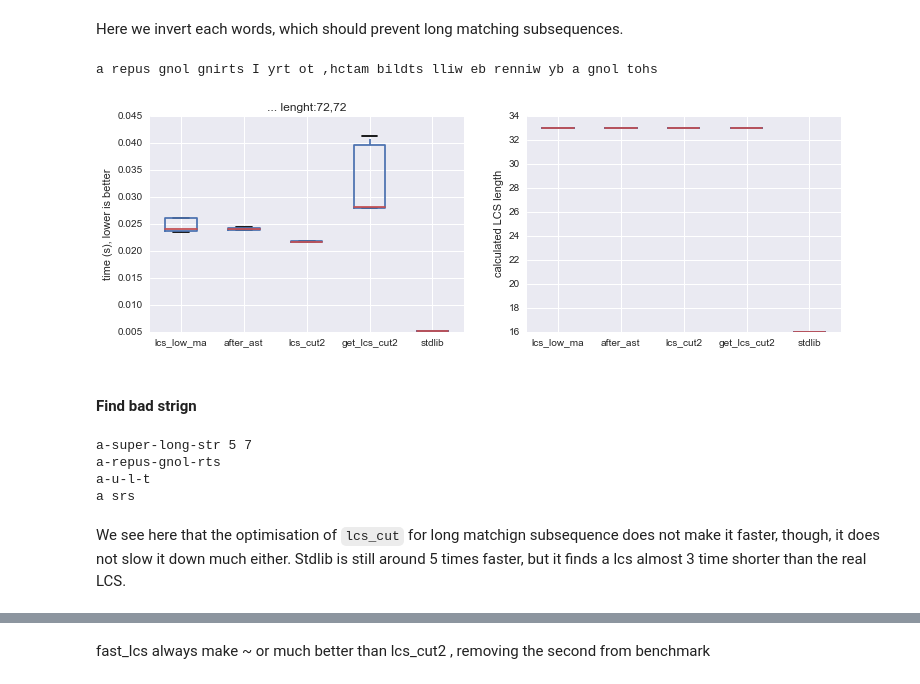
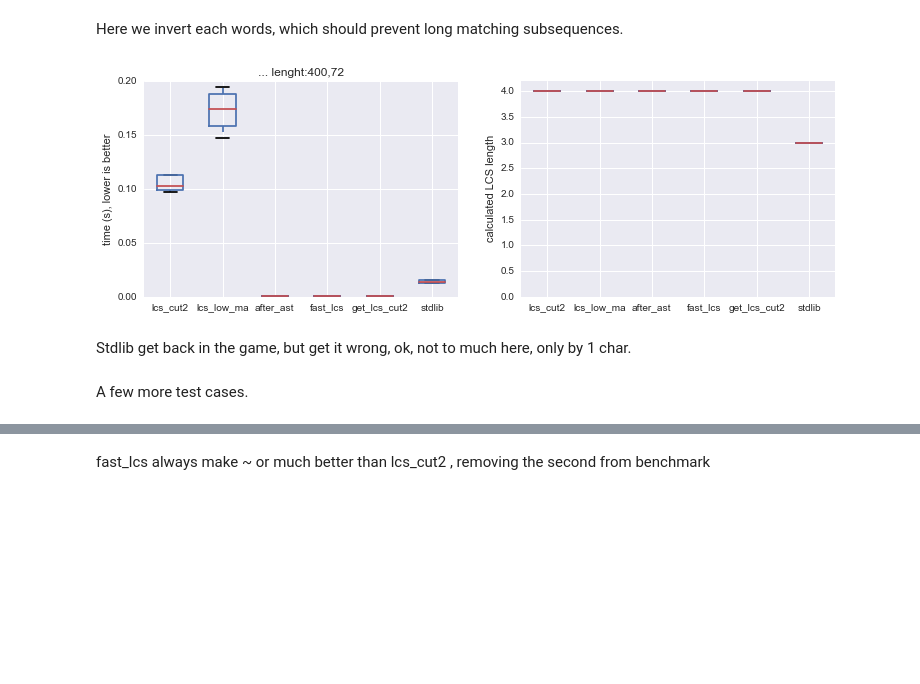
Before and after one commit to Carreau/difflib2.py, a Jupyter notebook: examples/difflib2.ipynb, the cells around one changed output, grey strips where cells are left out. Cells and saved outputs as stored; diff of their text form; code cells hidden in the pictures; blank space fills up the shorter version.

```diff
--- a/examples/difflib2.ipynb
+++ b/examples/difflib2.ipynb
@@ -584,38 +579,13 @@ test_case(("xada"*200,"bada"*200,'numpy random'),3,3)
 # %% [markdown]
 Here we invert each words, which should prevent long matching subsequences.
 # %%
-s2 = ' '.join(map(lambda x: (x[::-1]),s1.split(' ')))
+s2 = ' '.join(map(lambda x: (x[::-1]),case3[0].split(' ')))
 case3c = (s1,s2,'word reversing')
-print(s2)
-
 test_case(case3c,8,8)
 # %% [output]
-a repus gnol gnirts I yrt ot ,hctam bildts lliw eb renniw yb a gnol tohs
-[figure, old version]
+[figure, new version]
-# %% [markdown]
-#### Find bad strign
-# %%
-s1 = "a super long string I try to match, stdlib will be winner by a long shot"
-for i in range(1,len(s1)):
-    sx = s1[:i]
-
-    sy = '-'.join(map(lambda x: (x[::-1]),sx.split(' ')))
-    sx = '-'.join(sx.split(' '))
-    if stdlib(sx,sy) != lcsmatrix(sx,sy):
-        print(sx,stdlib(sx,sy),lcsmatrix(sx,sy))
-        print(sy)
-        break
-
-print('a-u-l-t')
-#test_case(case3c,8,8)
-_lcsmatrix(sx,sy)
-ll = list(difflib.SequenceMatcher(None,sx,sy).get_matching_blocks())
-print(''.join(list(map(lambda x:s1[x.a:x.a+x.size], ll))))
-# %% [output]
-a-super-long-str 5 7
-a-repus-gnol-rts
-a-u-l-t
-a srs
-# %% [markdown]
-We see here that the optimisation of `lcs_cut` for long matchign subsequence does not make it faster, though, it does not slow it down much either. Stdlib is still around 5 times faster, but it finds a lcs almost 3 time shorter than the real LCS.
+# %% [markdown]
+Stdlib get back in the game, but get it wrong, ok, not to much here, only by 1 char.
+# %% [markdown]
+A few more test cases.
 # %%
```
Also changed, not shown: parts of 91 cells of this notebook, 6 other files.
